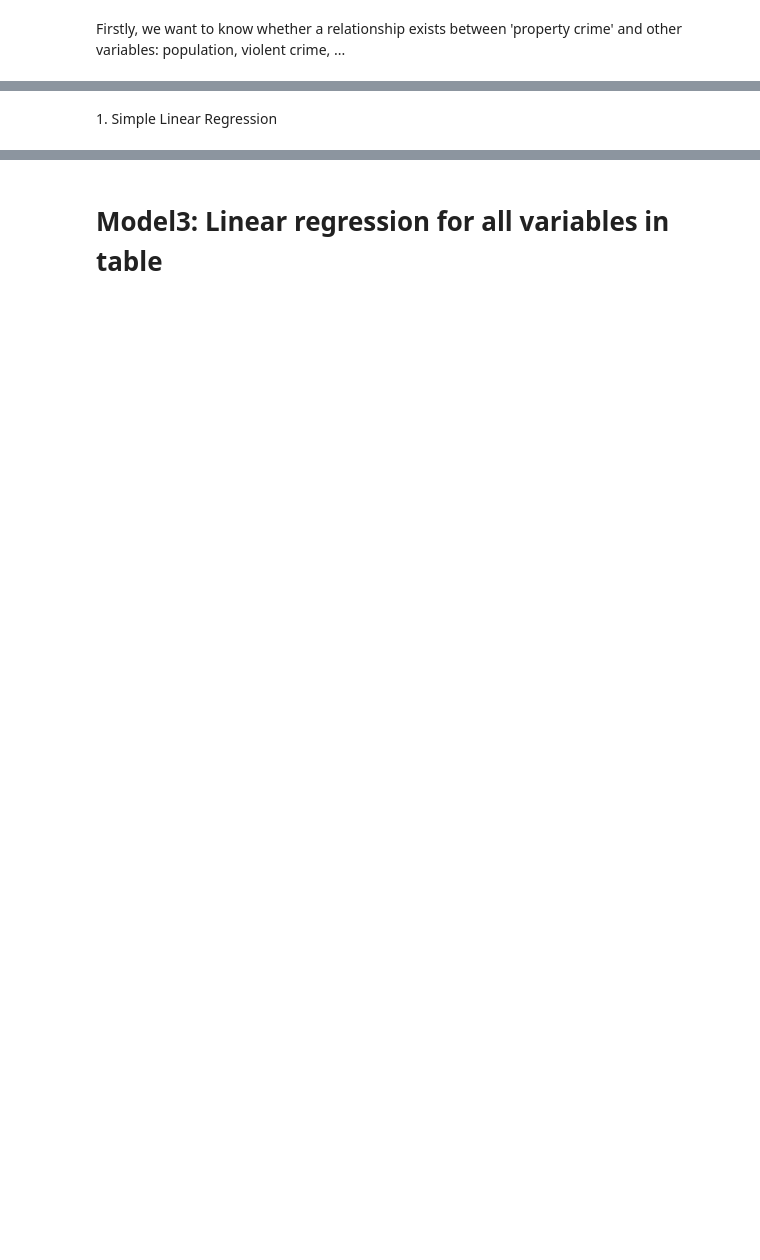
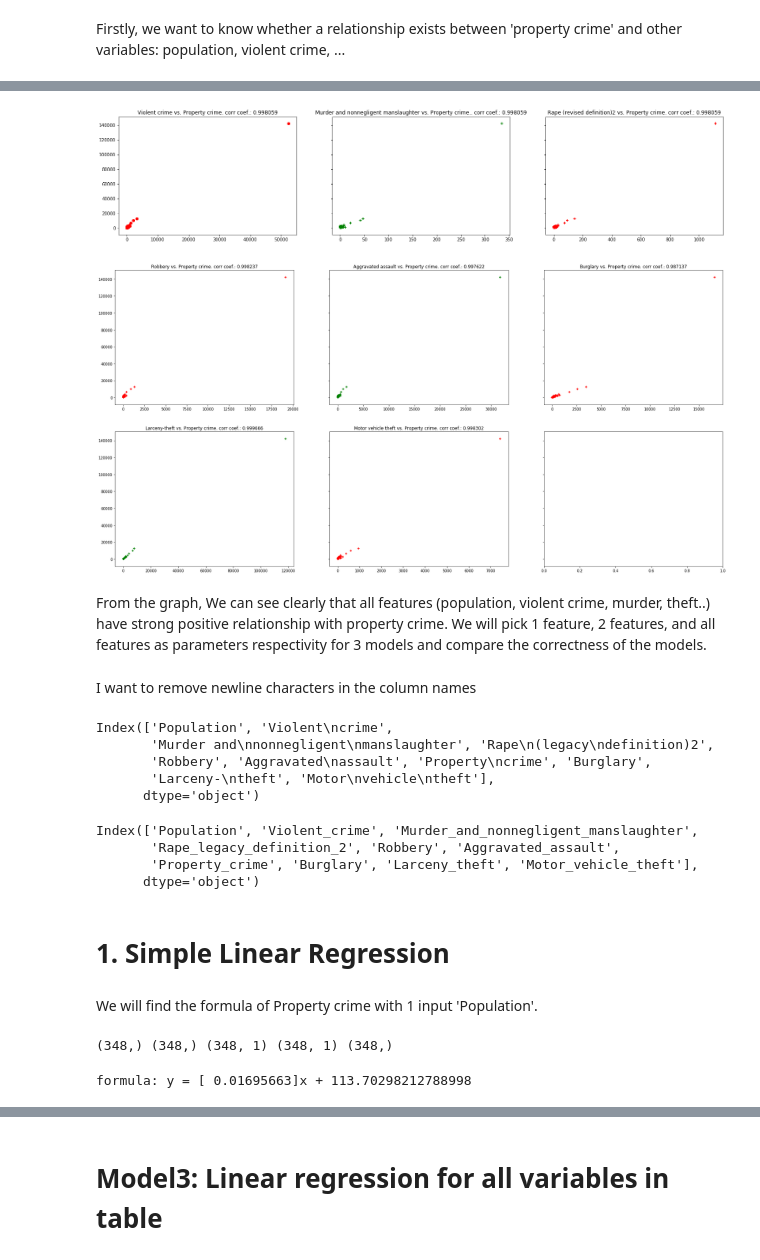
Before and after one commit to ducdan/Machine-Learning-Course, a Jupyter notebook: Users/thnguyen/FBI/fbi.ipynb, the cells around one changed output, grey strips where cells are left out. Cells and saved outputs as stored; diff of their text form; code cells hidden in the pictures; blank space fills up the shorter version.

```diff
--- a/Users/thnguyen/FBI/fbi.ipynb
+++ b/Users/thnguyen/FBI/fbi.ipynb
@@ -91,2 +95,58 @@ Firstly, we want to know whether a relationship exists between 'property crime'
+# %%
+# visualize the relationship between the features and the response using scatterplots
+
+## https://matplotlib.org/devdocs/gallery/subplots_axes_and_figures/subplots_demo.html#sphx-glr-gallery-subplots-axes-and-figures-subplots-demo-py
+fig, (ax1, ax2, ax3) = plt.subplots(nrows=1, ncols=3, sharey=True, figsize=(25,5))
+ax1.scatter(df[['Violent\ncrime']], df[['Property\ncrime']], c='r', marker='o')
+ax1.set_title('Violent crime vs. Property crime. corr coef.: %f' %df['Property\ncrime'].corr(df['Violent\ncrime']))
+
+ax2.scatter(df[['Murder and\nnonnegligent\nmanslaughter']], df[['Property\ncrime']], c='g', marker='+')
+ax2.set_title('Murder and nonnegligent manslaughter vs. Property crime.. corr coef.: %f' %df['Property\ncrime'].corr(df['Violent\ncrime']))
+
+ax3.scatter(df[['Rape\n(legacy\ndefinition)2']], df[['Property\ncrime']], c='r', marker='+')
+ax3.set_title('Rape (revised definition)2 vs. Property crime. corr coef.: %f' %df['Property\ncrime'].corr(df['Violent\ncrime']))
+
+fig, axarr = plt.subplots(2, 3, sharey=True, figsize=(30,15))
+axarr[0, 0].scatter(df[['Robbery']], df[['Property\ncrime']], c='r', marker='+')
+axarr[0, 0].set_title('Robbery vs. Property crime. corr coef.: %f' %df['Property\ncrime'].corr(df.Robbery))
+
+axarr[0, 1].scatter(df[['Aggravated\nassault']], df[['Property\ncrime']], c='g', marker='+')
+axarr[0, 1].set_title('Aggravated assault vs. Property crime. corr coef.: %f' %df['Property\ncrime'].corr(df['Aggravated\nassault']))
+
+axarr[0, 2].scatter(df[['Burglary']], df[['Property\ncrime']], c='r', marker='+')
+axarr[0, 2].set_title('Burglary vs. Property crime. corr coef.: %f' %df['Property\ncrime'].corr(df.Burglary))
+
+axarr[1, 0].scatter(df[['Larceny-\ntheft']], df[['Property\ncrime']], c='g', marker='+')
+axarr[1, 0].set_title('Larceny-theft vs. Property crime. corr coef.: %f' %df['Property\ncrime'].corr(df['Larceny-\ntheft']))
+
+axarr[1, 1].scatter(df[['Motor\nvehicle\ntheft']], df[['Property\ncrime']], c='r', marker='+')
+axarr[1, 1].set_title('Motor vehicle theft vs. Property crime. corr coef.: %f' %df['Property\ncrime'].corr(df['Motor\nvehicle\ntheft']))
+
+plt.show()
+# %% [output]
+[figure, added]
+[figure, added]
+# %% [markdown]
+From the graph, We can see clearly that all features (population, violent crime, murder, theft..) have strong positive relationship with property crime. We will pick 1 feature, 2 features, and all features as parameters respectivity for 3 models and compare the correctness of the models.
+# %% [markdown]
+I want to remove newline characters in the column names
+# %%
+df_cp.columns
+# %% [output]
+Index(['Population', 'Violent\ncrime',
+       'Murder and\nnonnegligent\nmanslaughter', 'Rape\n(legacy\ndefinition)2',
+       'Robbery', 'Aggravated\nassault', 'Property\ncrime', 'Burglary',
+       'Larceny-\ntheft', 'Motor\nvehicle\ntheft'],
+      dtype='object')
+# %%
+import re
+df_cp.columns = [re.sub(r'\n|\)|\(|\n\(|-| ', '_', c) for c in df_cp.columns]
+df_cp.columns = [re.sub(r'_+', '_', c) for c in df_cp.columns]
+df_cp.columns
+# %% [output]
+Index(['Population', 'Violent_crime', 'Murder_and_nonnegligent_manslaughter',
+       'Rape_legacy_definition_2', 'Robbery', 'Aggravated_assault',
+       'Property_crime', 'Burglary', 'Larceny_theft', 'Motor_vehicle_theft'],
+      dtype='object')
 # %% [markdown]
-<h>1. Simple Linear Regression</h>
+<h1>1. Simple Linear Regression</h1>
@@ -95,0 +153,17 @@ data = data.dropna()
+# %% [markdown]
+We will find the formula of Property crime with 1 input 'Population'.
+# %%
+x = df_cp.Population.values.reshape(x.shape[0],1)
+y = df_cp.Property_crime
+print( df_cp.Population.shape,
+       df_cp.Population.values.shape,
+       x.shape,
+       x.reshape(348,1).shape,
+       y.shape)
+# %% [output]
+(348,) (348,) (348, 1) (348, 1) (348,)
+# %%
+model=lg.fit(x,y)
+print ("formula: y = {0}x + {1}".format(model.coef_, model.intercept_))
+# %% [output]
+formula: y = [ 0.01695663]x + 113.70298212788998
```
Also changed, not shown: parts of 35 cells of this notebook.
